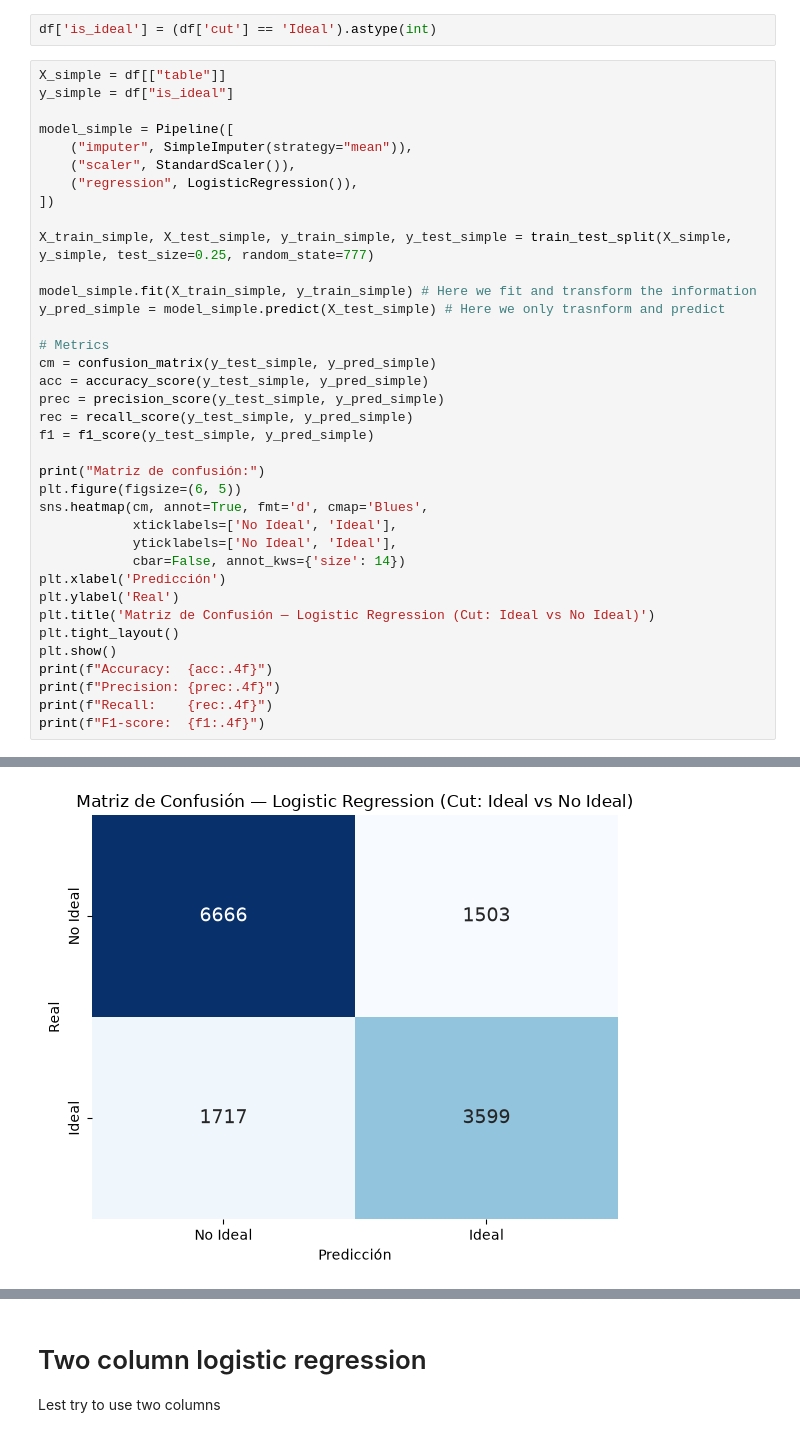
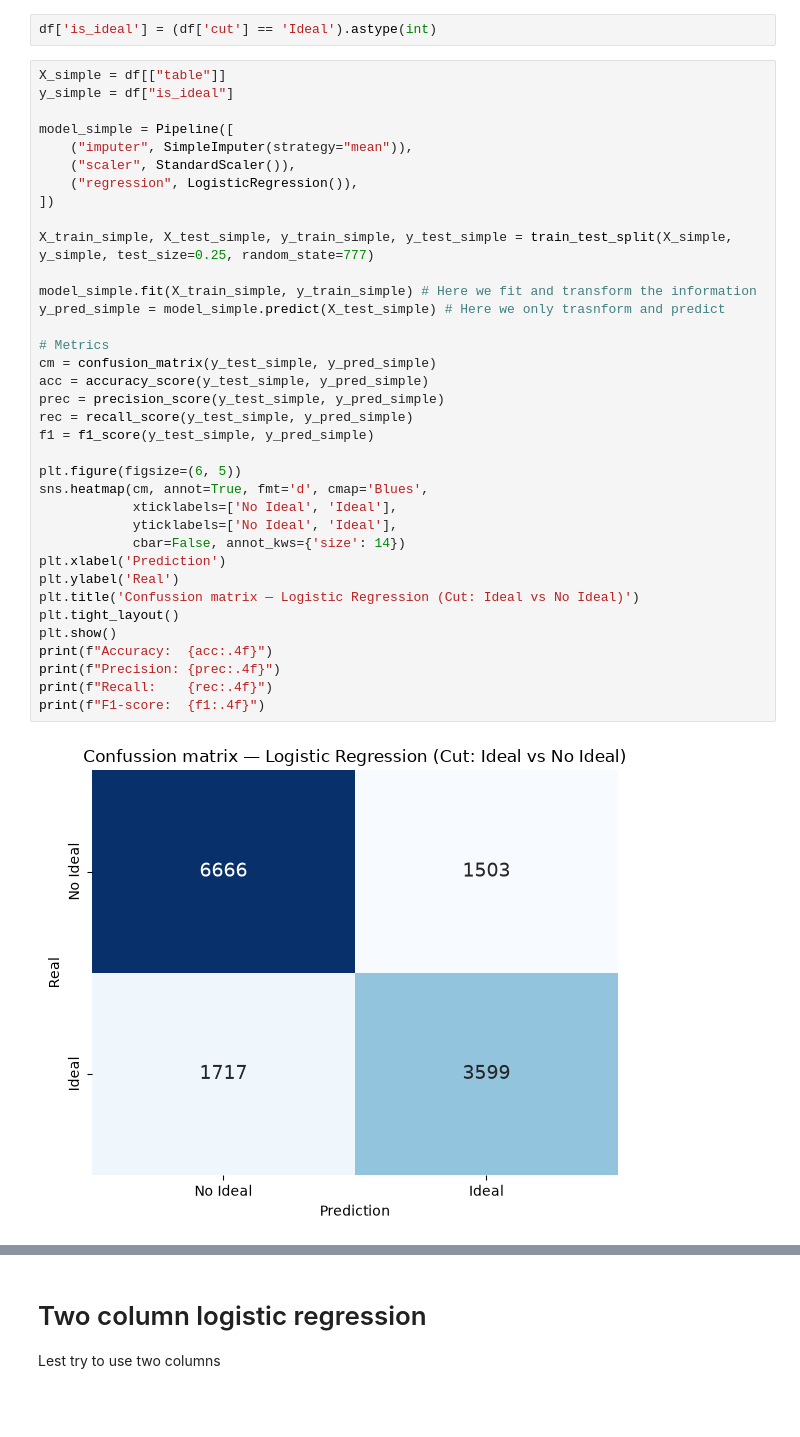
Before and after one commit to Alejoso/taller2-aprendizaje-automatico, a Jupyter notebook: regLog.ipynb, the cells around one changed output, grey strips where cells are left out. Drawn from its saved outputs; the diff is of its cells as text; blank space fills up the shorter version.

Commit message:
Finished logistic regression and random forest

```diff
--- a/regLog.ipynb
+++ b/regLog.ipynb
@@ -41,33 +41,33 @@ model_simple = Pipeline([
     ("imputer", SimpleImputer(strategy="mean")),
     ("scaler", StandardScaler()),
     ("regression", LogisticRegression()),
 ])
 
 X_train_simple, X_test_simple, y_train_simple, y_test_simple = train_test_split(X_simple, y_simple, test_size=0.25, random_state=777)
 
 model_simple.fit(X_train_simple, y_train_simple) # Here we fit and transform the information
 y_pred_simple = model_simple.predict(X_test_simple) # Here we only trasnform and predict
 
 # Metrics
 cm = confusion_matrix(y_test_simple, y_pred_simple)
 acc = accuracy_score(y_test_simple, y_pred_simple)
 prec = precision_score(y_test_simple, y_pred_simple)
 rec = recall_score(y_test_simple, y_pred_simple)
 f1 = f1_score(y_test_simple, y_pred_simple)
 
-print("Matriz de confusión:")
 plt.figure(figsize=(6, 5))
 sns.heatmap(cm, annot=True, fmt='d', cmap='Blues',
             xticklabels=['No Ideal', 'Ideal'],
             yticklabels=['No Ideal', 'Ideal'],
             cbar=False, annot_kws={'size': 14})
-plt.xlabel('Predicción')
+plt.xlabel('Prediction')
 plt.ylabel('Real')
-plt.title('Matriz de Confusión — Logistic Regression (Cut: Ideal vs No Ideal)')
+plt.title('Confussion matrix — Logistic Regression (Cut: Ideal vs No Ideal)')
 plt.tight_layout()
 plt.show()
 print(f"Accuracy:  {acc:.4f}")
 print(f"Precision: {prec:.4f}")
 print(f"Recall:    {rec:.4f}")
 print(f"F1-score:  {f1:.4f}")
 # %% [output]
+[figure, new version]
@@ -75 +77,0 @@ Matriz de confusión:
-[figure, old version]
```
Also changed, not shown: parts of 3 cells of this notebook, 4 other files.
